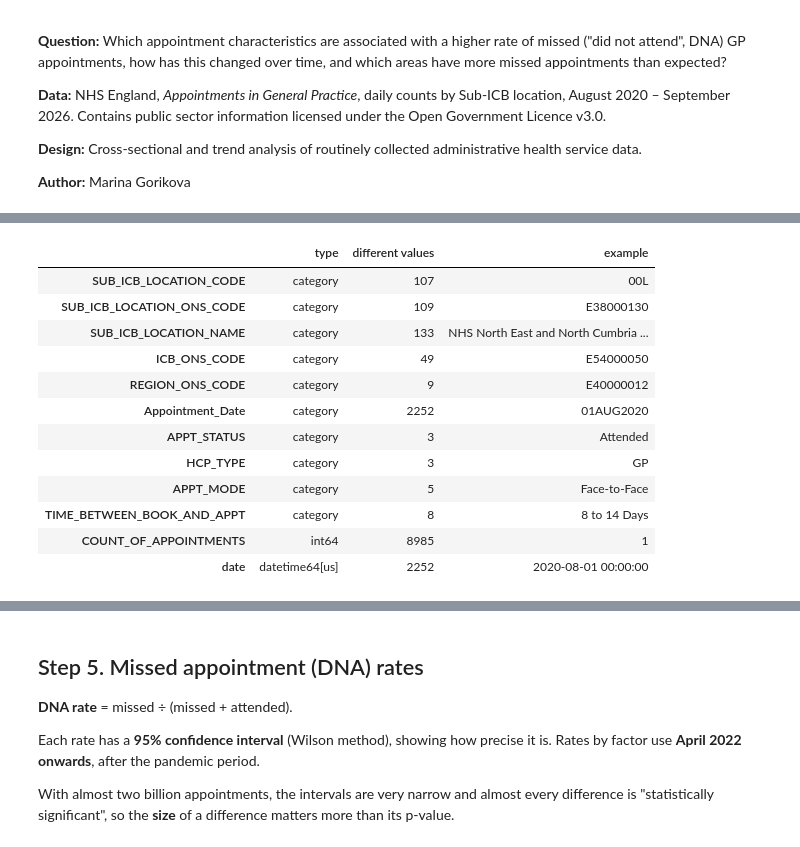
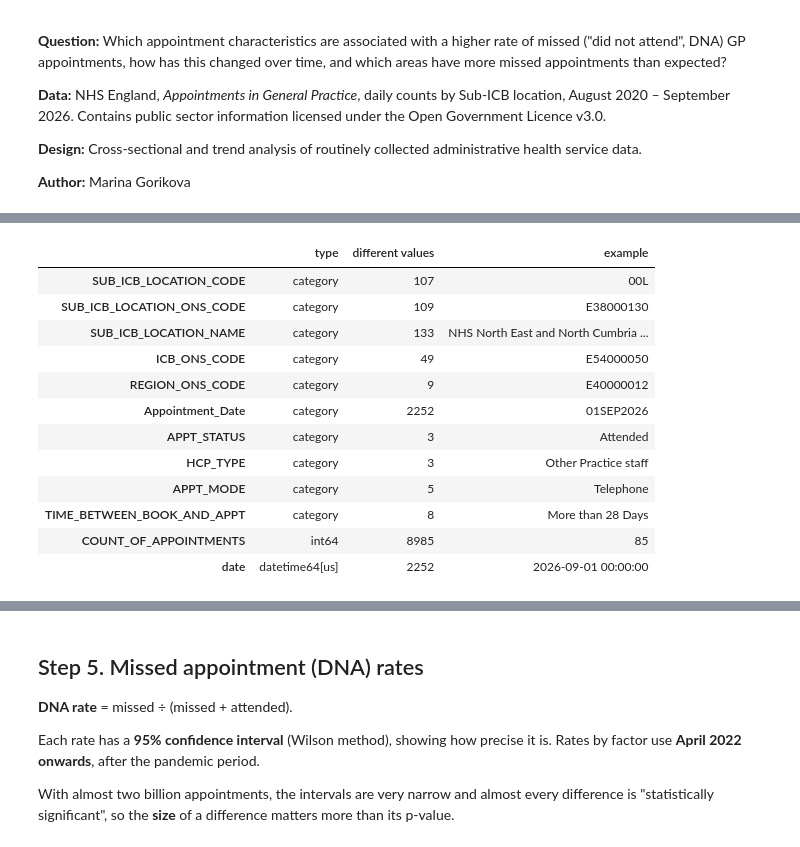
Before and after one commit to mgorikova/NHS-gp-missed-appointments, a Jupyter notebook: NHS_Appointments.ipynb, the cells around one changed output, grey strips where cells are left out. Saved outputs shown, nothing was run; the diff lists cells and outputs as text; code cells hidden in the pictures.

```diff
--- a/NHS_Appointments.ipynb
+++ b/NHS_Appointments.ipynb
@@ -197,11 +101,8 @@ Run this cell instead of the combining cell when you reopen the notebook. The co
 # %%
-import pandas as pd
-import numpy as np
+parts, seen = [], set()
 
-combined = pd.read_csv("data_combined.csv.gz", low_memory=False)
-combined["date"] = pd.to_datetime(combined["Appointment_Date"], format="mixed", dayfirst=True)
-
-# text columns as categories: uses much less memory
-for c in combined.columns:
-    if pd.api.types.is_string_dtype(combined[c]):
-        combined[c] = combined[c].astype("category")
+for f in files:
+    df = pd.read_csv(f, low_memory=False)
+    df["date"] = pd.to_datetime(df["Appointment_Date"], format="mixed", dayfirst=True)
+    parts.append(df[~df["date"].isin(seen)])     # keep only dates not seen in a newer file
+    seen.update(df["date"])
@@ -207,0 +113,9 @@ for c in combined.columns:
+# %%
+combined = pd.concat(parts, ignore_index=True)
+del parts                                        # free memory
+
+for c in combined.columns:
+    if pd.api.types.is_string_dtype(combined[c]):
+        combined[c] = combined[c].astype("category")
+
+combined.to_csv("data_combined.csv.gz", index=False)
@@ -254,21 +204,20 @@ combined[['Appointment_Date', 'COUNT_OF_APPOINTMENTS']].head(5)
 # %%
-overview = pd.DataFrame({
+pd.DataFrame({
     "type": combined.dtypes.astype(str),
     "different values": combined.nunique(),
     "example": combined.iloc[0],
 })
-display(overview)
 # %% [output]
 |  | type | different values | example |
 | SUB_ICB_LOCATION_CODE | category | 107 | 00L |
 | SUB_ICB_LOCATION_ONS_CODE | category | 109 | E38000130 |
 | SUB_ICB_LOCATION_NAME | category | 133 | NHS North East and North Cumbria ... |
 | ICB_ONS_CODE | category | 49 | E54000050 |
 | REGION_ONS_CODE | category | 9 | E40000012 |
-| Appointment_Date | category | 2252 | 01AUG2020 |
+| Appointment_Date | category | 2252 | 01SEP2026 |
 | APPT_STATUS | category | 3 | Attended |
-| HCP_TYPE | category | 3 | GP |
-| APPT_MODE | category | 5 | Face-to-Face |
-| TIME_BETWEEN_BOOK_AND_APPT | category | 8 | 8 to 14 Days |
-| COUNT_OF_APPOINTMENTS | int64 | 8985 | 1 |
-| date | datetime64[us] | 2252 | 2020-08-01 00:00:00 |
+| HCP_TYPE | category | 3 | Other Practice staff |
+| APPT_MODE | category | 5 | Telephone |
+| TIME_BETWEEN_BOOK_AND_APPT | category | 8 | More than 28 Days |
+| COUNT_OF_APPOINTMENTS | int64 | 8985 | 85 |
+| date | datetime64[us] | 2252 | 2026-09-01 00:00:00 |
```
Also changed, not shown: parts of 72 cells of this notebook, 7 other files.
